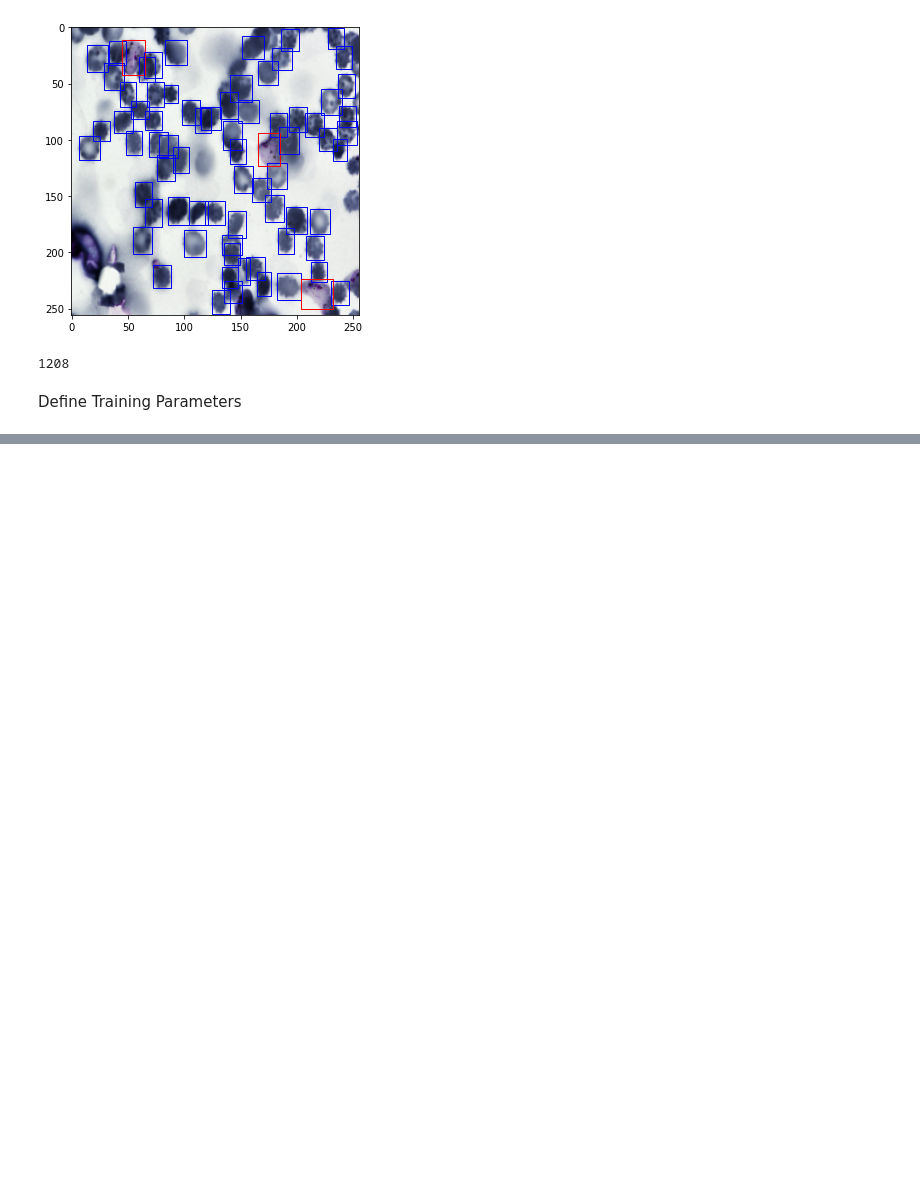
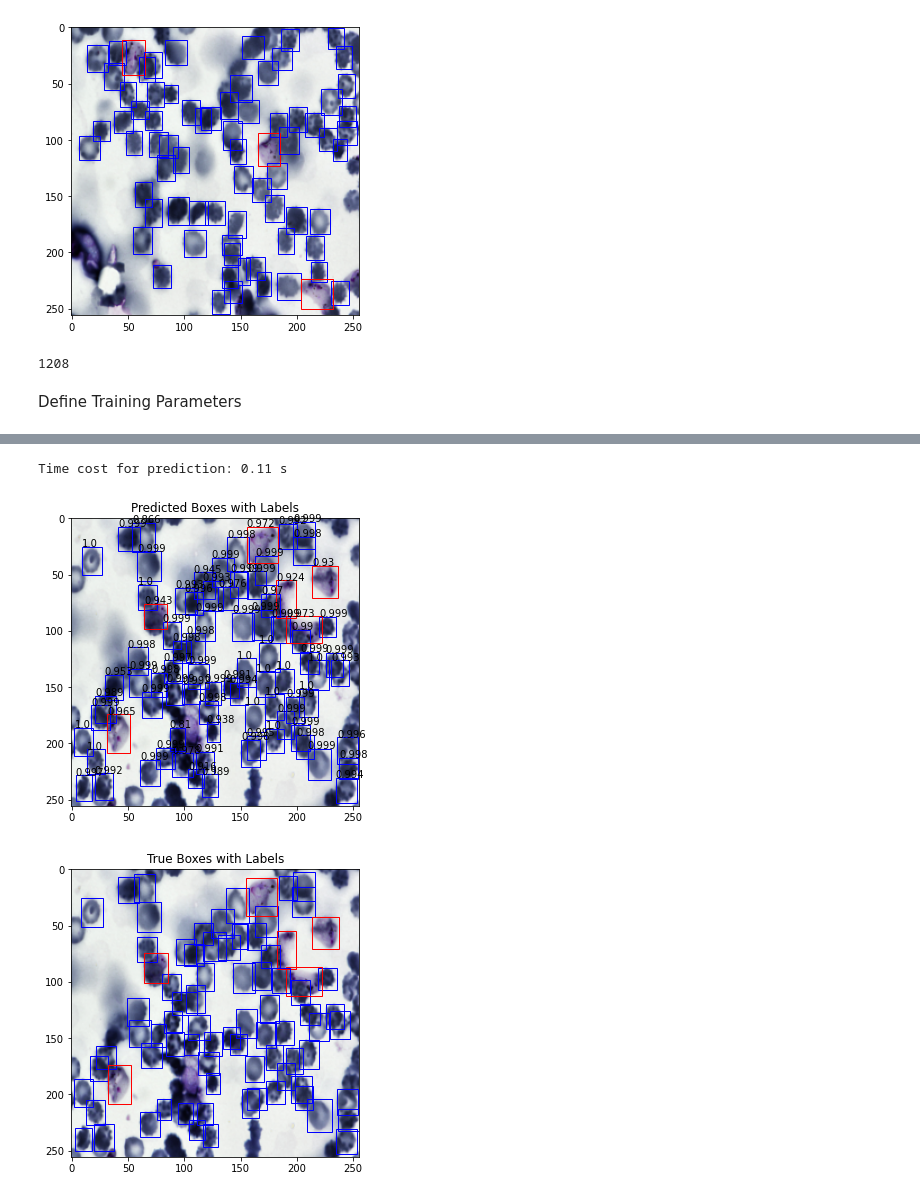
Before and after one commit to VanessaYan/STAT-453-Malaria-Bounding-Boxes-Detection, a Jupyter notebook: code/Fast RCNN/faster_rcnn.ipynb, the cells around one changed output, grey strips where cells are left out. Saved outputs shown, nothing was run; the diff lists cells and outputs as text; code cells hidden in the pictures; blank space fills up the shorter version.

```diff
--- a/code/Fast RCNN/faster_rcnn.ipynb
+++ b/code/Fast RCNN/faster_rcnn.ipynb
@@ -717,9 +605,0 @@ cell = ['background','uninfected','infected']
-# %%
-threshold = 0.8
-pred_class = [cell[i] for i in list(pred[0]['labels'])]
-pred_boxes = [[(i[0], i[1]), (i[2], i[3])] for i in list(pred[0]['boxes'].detach())]
-pred_score = list(pred[0]['scores'].detach())
-pred_t = [pred_score.index(x) for x in pred_score if x>threshold][-1]
-pred_boxes = pred_boxes[:pred_t+1]
-pred_class = pred_class[:pred_t+1]
-pred_score = pred_score[:pred_t+1]
@@ -768,0 +776,7 @@ for i in range(len(pred_boxes)):
+# %%
+faster_rcnn_test(train_2['path'][401],0.8)
+true_label(train_2['path'][401],train)
+# %% [output]
+Time cost for prediction: 0.11 s
+[figure, added]
+[figure, added]
```
Also changed, not shown: parts of 55 cells of this notebook.
